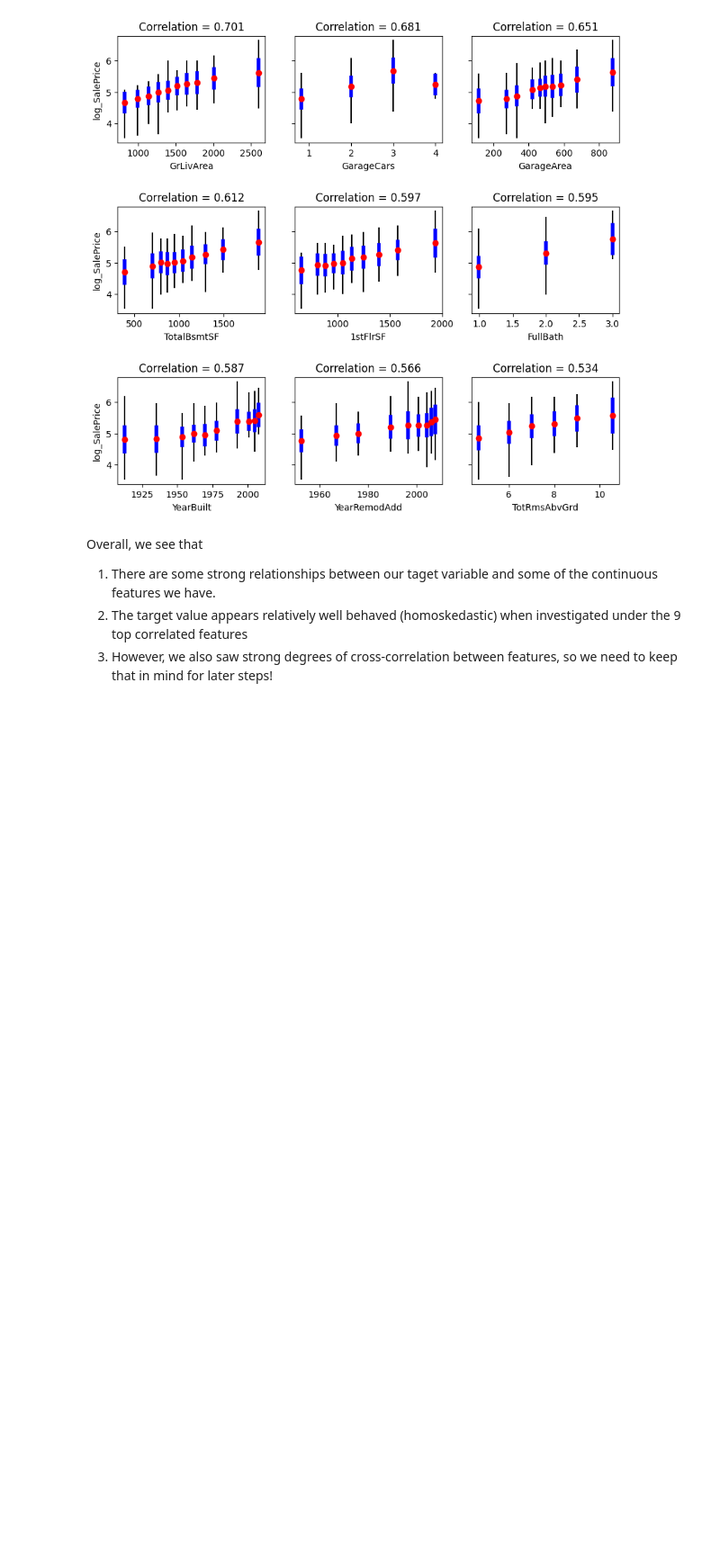
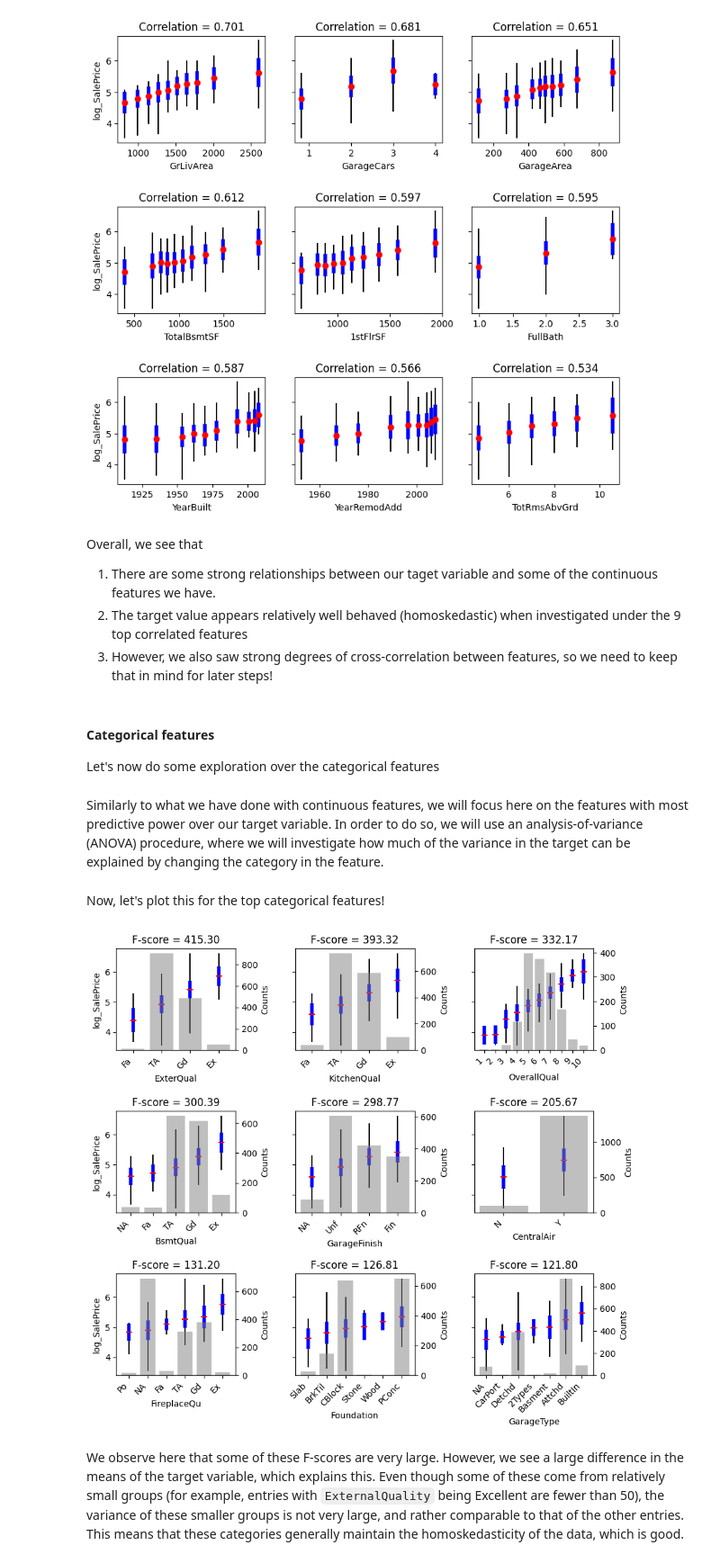
Before and after one commit to victorventuri/kaggle_play, a Jupyter notebook: house_price_tutorial/houseprices.ipynb, the cells around one changed output. Shown at 90% size. Saved outputs shown, nothing was run; the diff lists cells and outputs as text; code cells hidden in the pictures; blank space fills up the shorter version.

Commit message:
checking categorical features with ANOVA F-scores

```diff
--- a/house_price_tutorial/houseprices.ipynb
+++ b/house_price_tutorial/houseprices.ipynb
@@ -496,3 +496,9 @@ Overall, we see that
 1. There are some strong relationships between our taget variable and some of the continuous features we have.
 2. The target value appears relatively well behaved (homoskedastic) when investigated under the 9 top correlated features
 3. However, we also saw strong degrees of cross-correlation between features, so we need to keep that in mind for later steps!
+# %% [markdown]
+#### Categorical features
+
+Let's now do some exploration over the categorical features
+# %% [markdown]
+Similarly to what we have done with continuous features, we will focus here on the features with most predictive power over our target variable. In order to do so, we will use an analysis-of-variance (ANOVA) procedure, where we will investigate how much of the variance in the target can be explained by changing the category in the feature.
@@ -498,0 +529,51 @@ Overall, we see that
+# %% [markdown]
+Now, let's plot this for the top categorical features!
+# %%
+fig, axes = plt.subplots(3, 3, figsize=(10, 9), sharey='all')
+fig.subplots_adjust(hspace=0.6, wspace=0.5)
+
+for i, (f_score, feat_name) in enumerate(zip(f_scores[:9], categorical_features[:9])):
+    # Figure out where to plot
+    row = i // 3
+    col = i % 3
+
+    # Get the relevant info
+    grouped = full_training.groupby(feat_name)[log_target_name].agg(
+        ['mean', 'std', 'min', 'max', 'count']).sort_values('mean')
+
+    # Plot these
+    x = np.arange(len(grouped))
+
+    # Min-max
+    ax = axes[row, col].vlines(x, grouped['min'], grouped['max'],
+                               color='k',
+                               zorder=1)
+    # Mean +/- Std
+    axes[row, col].vlines(x, grouped['mean'] + grouped['std'], grouped['mean'] - grouped['std'],
+                          linewidth=4,
+                          color='blue',
+                          zorder=2)
+
+    # Mean
+    axes[row, col].scatter(x, grouped['mean'],
+                           color='red',
+                           marker='_',
+                           s=50,
+                           zorder=3)
+
+    # Label
+    axes[row, col].set_xticks(x)
+    axes[row, col].set_xticklabels(grouped.index, rotation=45, ha='right')
+    axes[row, col].set_xlabel(feat_name)
+    if col == 0:
+        axes[row, col].set_ylabel(log_target_name)
+    axes[row, col].set_title(f'F-score = {f_score:.2f}')
+
+    # For the counts
+    ax2 = axes[row, col].twinx()
+    ax2.set_ylabel('Counts')
+    ax2.bar(x, grouped['count'], color='gray', alpha=0.5, zorder=0)
+# %% [output]
+[figure, added]
+# %% [markdown]
+We observe here that some of these F-scores are very large. However, we see a large difference in the means of the target variable, which explains this. Even though some of these come from relatively small groups (for example, entries with `ExternalQuality` being Excellent are fewer than 50), the variance of these smaller groups is not very large, and rather comparable to that of the other entries. This means that these categories generally maintain the homoskedasticity of the data, which is good.
```
Also changed, not shown: parts of 1 cell of this notebook.
